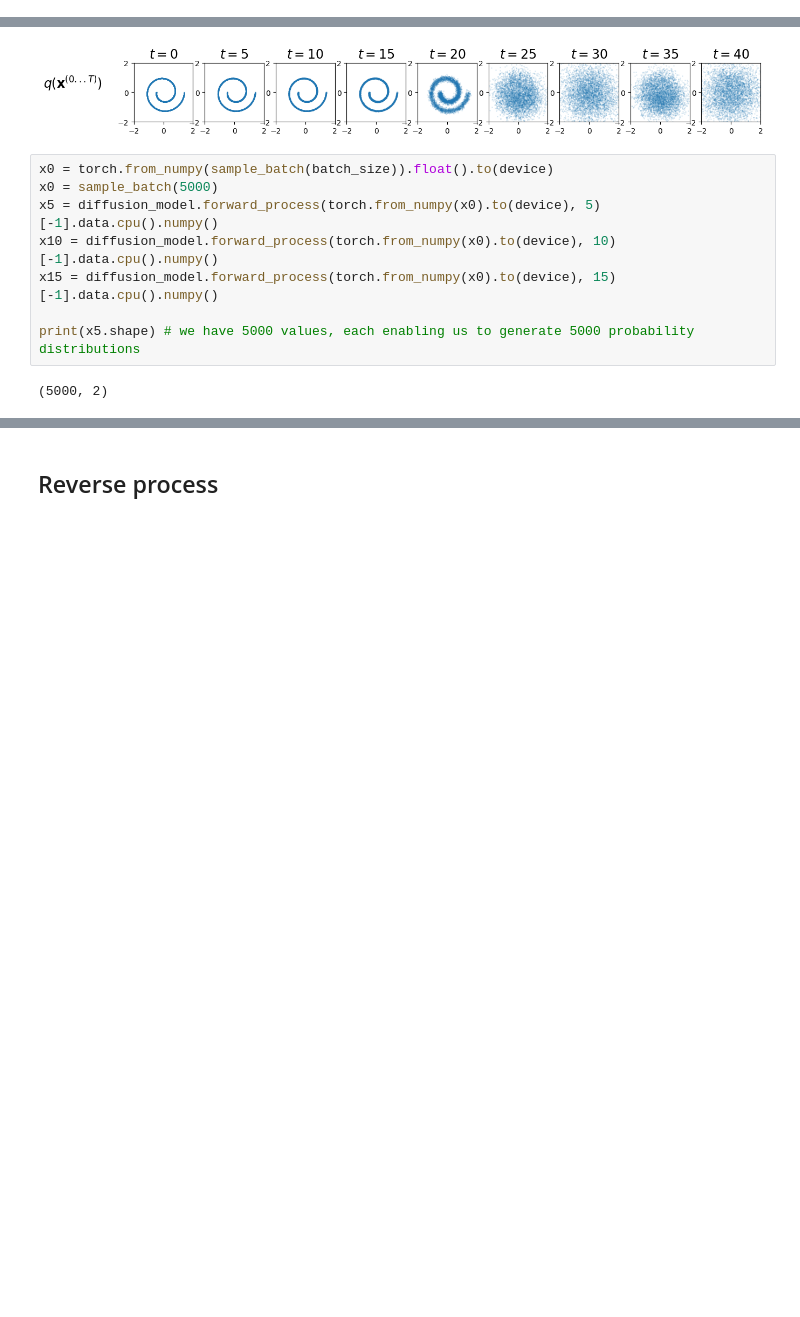
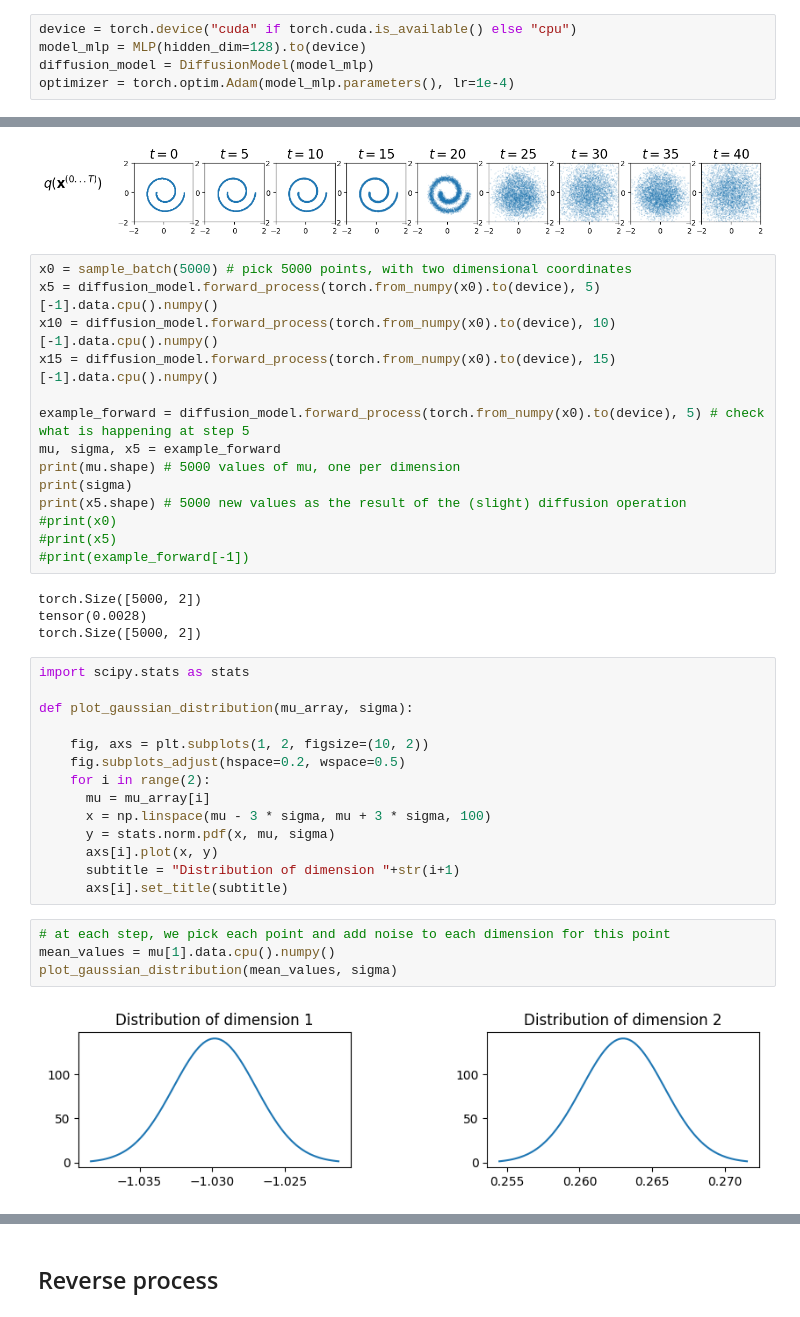
Before and after one commit to aurioldegbelo/diffusion-model-playground, a Jupyter notebook: 2025_DiffusionModelOriginal.ipynb, the cells around one changed output, grey strips where cells are left out. Cells and saved outputs as stored; diff of their text form; blank space fills up the shorter version.

```diff
--- a/2025_DiffusionModelOriginal.ipynb
+++ b/2025_DiffusionModelOriginal.ipynb
@@ -288,14 +395,47 @@ def plot_forward_process(model):
+# %%
+device = torch.device("cuda" if torch.cuda.is_available() else "cpu")
+model_mlp = MLP(hidden_dim=128).to(device)
+diffusion_model = DiffusionModel(model_mlp)
+optimizer = torch.optim.Adam(model_mlp.parameters(), lr=1e-4)
 # %%
 plot_forward_process(diffusion_model)
 # %% [output]
 [figure]
 # %%
-x0 = torch.from_numpy(sample_batch(batch_size)).float().to(device)
-x0 = sample_batch(5000)
+x0 = sample_batch(5000) # pick 5000 points, with two dimensional coordinates
 x5 = diffusion_model.forward_process(torch.from_numpy(x0).to(device), 5)[-1].data.cpu().numpy()
 x10 = diffusion_model.forward_process(torch.from_numpy(x0).to(device), 10)[-1].data.cpu().numpy()
 x15 = diffusion_model.forward_process(torch.from_numpy(x0).to(device), 15)[-1].data.cpu().numpy()
 
-print(x5.shape) # we have 5000 values, each enabling us to generate 5000 probability distributions
+example_forward = diffusion_model.forward_process(torch.from_numpy(x0).to(device), 5) # check what is happening at step 5
+mu, sigma, x5 = example_forward
+print(mu.shape) # 5000 values of mu, one per dimension
+print(sigma)
+print(x5.shape) # 5000 new values as the result of the (slight) diffusion operation
+#print(x0)
+#print(x5)
+#print(example_forward[-1])
 # %% [output]
-(5000, 2)
+torch.Size([5000, 2])
+tensor(0.0028)
+torch.Size([5000, 2])
+# %%
+import scipy.stats as stats
+
+def plot_gaussian_distribution(mu_array, sigma):
+
+    fig, axs = plt.subplots(1, 2, figsize=(10, 2))
+    fig.subplots_adjust(hspace=0.2, wspace=0.5)
+    for i in range(2):
+      mu = mu_array[i]
+      x = np.linspace(mu - 3 * sigma, mu + 3 * sigma, 100)
+      y = stats.norm.pdf(x, mu, sigma)
+      axs[i].plot(x, y)
+      subtitle = "Distribution of dimension "+str(i+1)
+      axs[i].set_title(subtitle)
+# %%
+# at each step, we pick each point and add noise to each dimension for this point
+mean_values = mu[1].data.cpu().numpy()
+plot_gaussian_distribution(mean_values, sigma)
+# %% [output]
+[figure, added]
```
Also changed, not shown: parts of 8 cells of this notebook.
